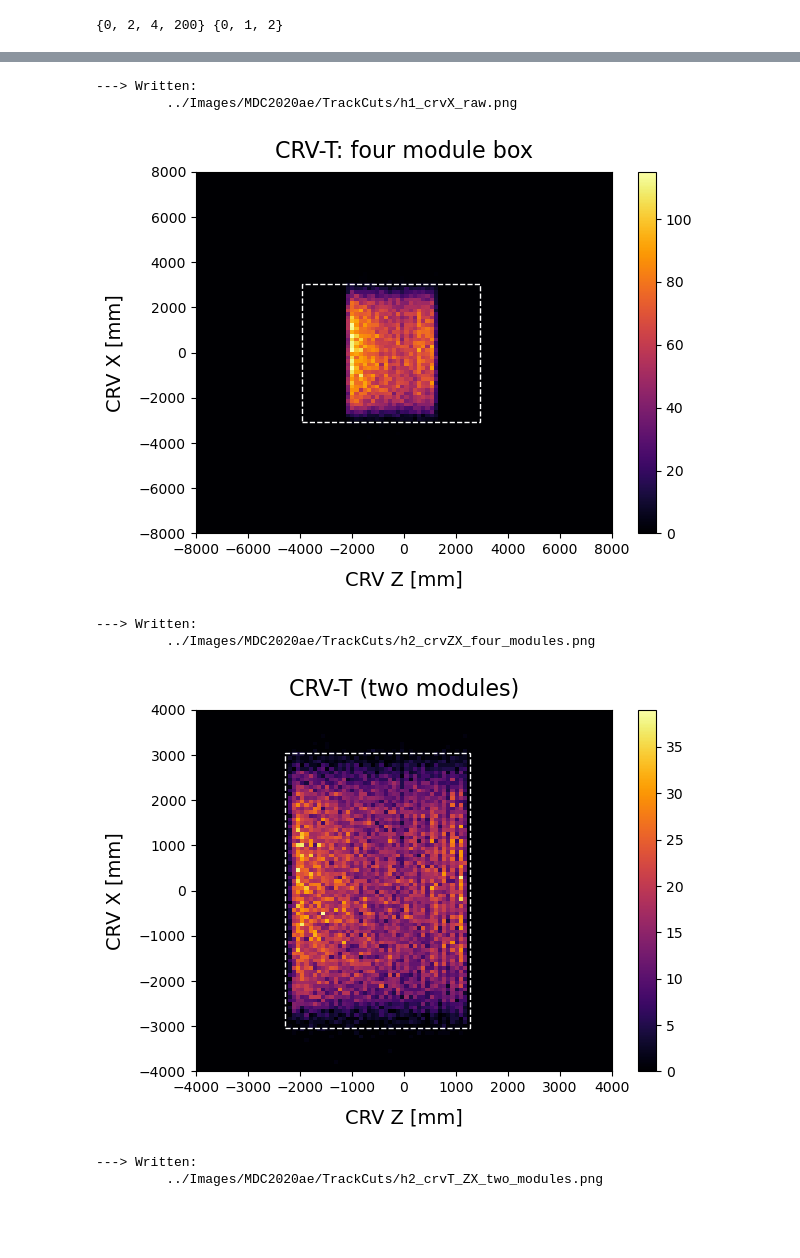
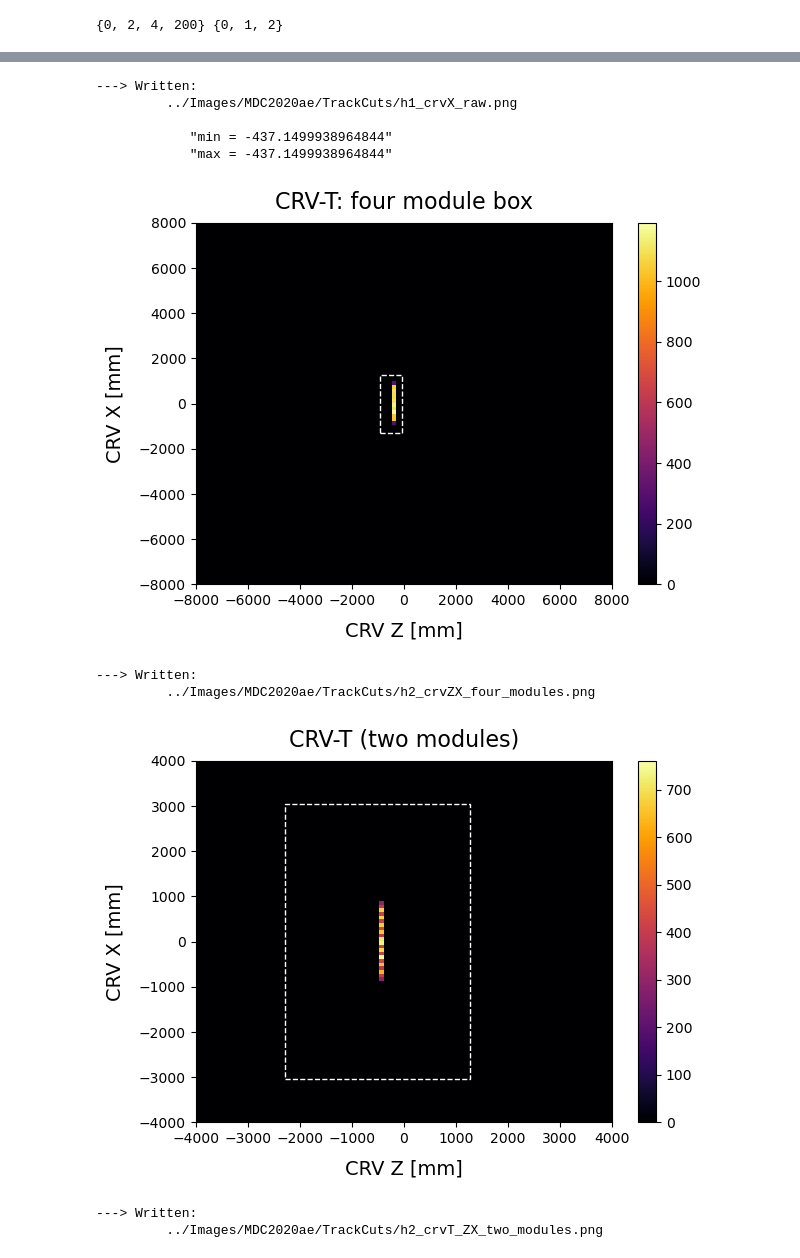
Before and after one commit to sam-grant/CRVSim, a Jupyter notebook: Analyses/Jupyter/TrackCuts.ipynb, the cells around one changed output, grey strips where cells are left out. Saved outputs shown, nothing was run; the diff lists cells and outputs as text; code cells hidden in the pictures; blank space fills up the shorter version.

```diff
--- a/Analyses/Jupyter/TrackCuts.ipynb
+++ b/Analyses/Jupyter/TrackCuts.ipynb
@@ -453,7 +489,7 @@ Input arrays are empty.
 # %%
 # Find CRV-T fiducial area
 
-sector1Condition = data_["crv"]["crvcoincs.sectorType"] == 1
+sector1Condition = data_["crv"]["crvcoincs.sectorType"] == 2
 
 xCRVT = ak.flatten(data_["crv"]["crvcoincs.pos.fCoordinates.fX"][sector1Condition], axis=None)
 zCRVT = ak.flatten(data_["crv"]["crvcoincs.pos.fCoordinates.fZ"][sector1Condition], axis=None)
@@ -466,14 +502,19 @@ print(f"max_coords = ({np.max(zCRVT)}, {np.max(xCRVT)})")
 
 Plot1D(zCRVT
        , nbins=100, xmin=-8000, xmax=8000
-       , title="Raw", xlabel="CRV Z [mm]", ylabel="Coincidences"
+       , xlabel="CRV Z [mm]", ylabel="Coincidences"
        , fout=f"../Images/{recon}/TrackCuts/h1_crvZ_raw.png")
 
 Plot1D(xCRVT
        , nbins=100, xmin=-8000, xmax=8000
-       , title="Raw", xlabel="CRV X [mm]", ylabel="Coincidences"
+       , xlabel="CRV X [mm]", ylabel="Coincidences"
        , fout=f"../Images/{recon}/TrackCuts/h1_crvX_raw.png")
 
+outputStr = f"""
+            "min = {np.min(zCRVT)}"
+            "max = {np.max(zCRVT)}"
+            """
+print(outputStr)
 
 # Plot2D(x=xCRVT, y=zCRVT
 #        , nbinsX=100, xmin=-8000, xmax=8000, nbinsY=100, ymin=-8000, ymax=8000
@@ -481,9 +522,15 @@ Plot1D(xCRVT
 #        # , xbox_= [-crvDS_len/2, crvDS_len/2], ybox_ =  [-crvDS_wid/2, crvDS_wid/2]
 #        , title="Raw", xlabel="CRV Z [mm]", ylabel="CRV X [mm]"
 #        , fout=f"../Images/{recon}/TrackCuts/h2_crvZX_raw.png", log=False)
+# 826/2
 
-min_box_coords = (-3423.0-500, -6100/2)
-max_box_coords = (3423.0-500, 6100/2)
+#   arrays_["trkfit_CRV2Fiducial"] = (
+#         (abs(arrays_["trkfit"]["klfit"]["pos"]["fCoordinates"]["fX"]) < 826/2)
+#         & (abs(arrays_["trkfit"]["klfit"]["pos"]["fCoordinates"]["fZ"] + 500) < 2570/2)
+
+
+min_box_coords = (-826/2-500, -2570/2)
+max_box_coords = (826/2-500, 2570/2)
 
 Plot2D(x=zCRVT, y=xCRVT
        , nbinsX=100, xmin=-8000, xmax=8000, nbinsY=100, ymin=-8000, ymax=8000
@@ -525,8 +572,11 @@ max_coords = (1186.5906982421875, 3391.940673828125)
 ---> Written:
          ../Images/MDC2020ae/TrackCuts/h1_crvX_raw.png
+
+            "min = -437.1499938964844"
+            "max = -437.1499938964844"
-[figure, old version]
+[figure, new version]
 ---> Written:
          ../Images/MDC2020ae/TrackCuts/h2_crvZX_four_modules.png
-[figure, old version]
+[figure, new version]
 ---> Written:
          ../Images/MDC2020ae/TrackCuts/h2_crvT_ZX_two_modules.png
```
Also changed, not shown: parts of 19 cells of this notebook, 4 other files.
